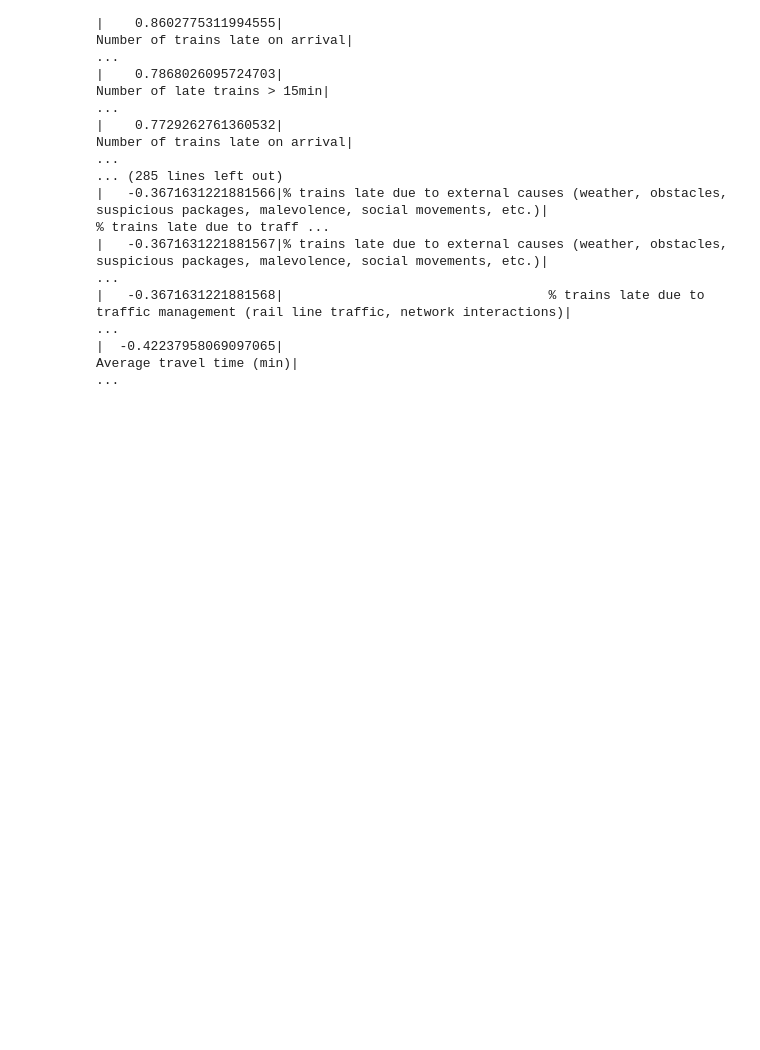
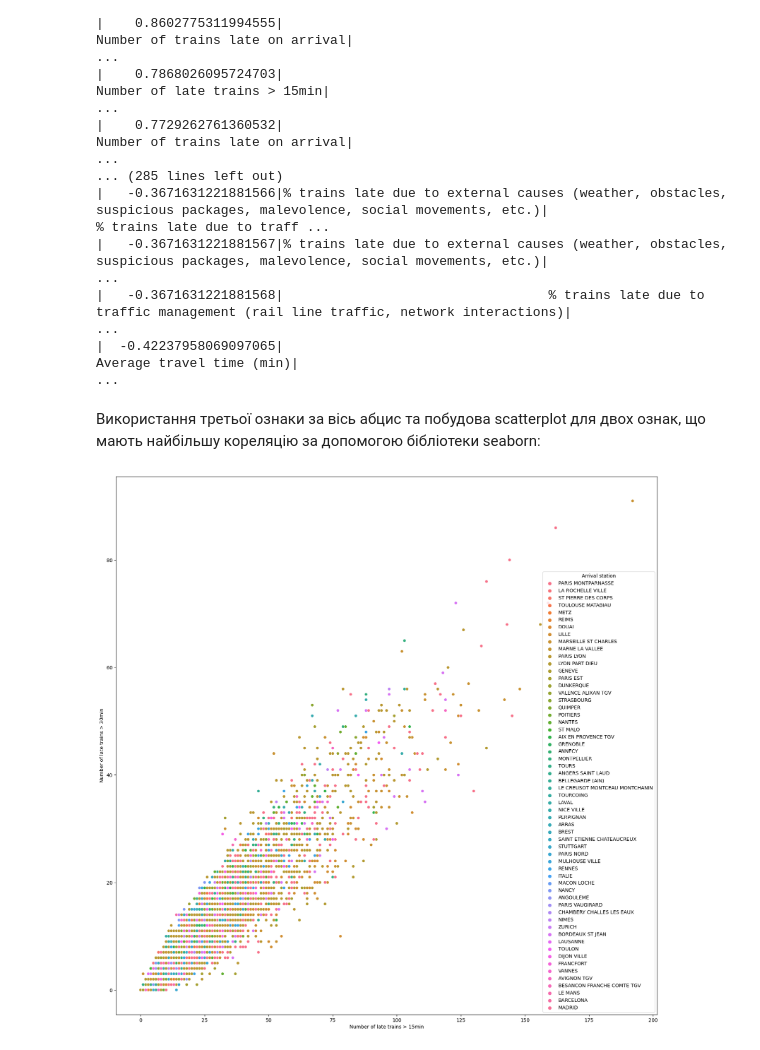
Before and after one commit to MINIAProgramStudio/Special_programming_sections, a Jupyter notebook: computer_science_work/main.ipynb, the cells around one changed output. Drawn from its saved outputs; the diff is of its cells as text; code cells hidden in the pictures; blank space fills up the shorter version.

```diff
--- a/computer_science_work/main.ipynb
+++ b/computer_science_work/main.ipynb
@@ -426,3 +426,12 @@ print(table)
 |   -0.3671631221881567|% trains late due to external causes (weather, obstacles, suspicious packages, malevolence, social movements, etc.)|                                                             ...
 |   -0.3671631221881568|                                  % trains late due to traffic management (rail line traffic, network interactions)|                                                             ...
 |  -0.42237958069097065|                                                                                          Average travel time (min)|                                                             ...
+# %% [markdown]
+Використання третьої ознаки за вісь абцис та побудова scatterplot для двох ознак, що мають найбільшу кореляцію за допомогою бібліотеки seaborn:
+# %%
+range_of_plot = -1
+plt.figure(figsize=(20, 20))
+sns.scatterplot(trains_dataframe[:range_of_plot], x = 'Number of late trains > 15min', y = 'Number of late trains > 30min', hue = 'Arrival station')
+plt.show()
+# %% [output]
+[figure, added]
```
